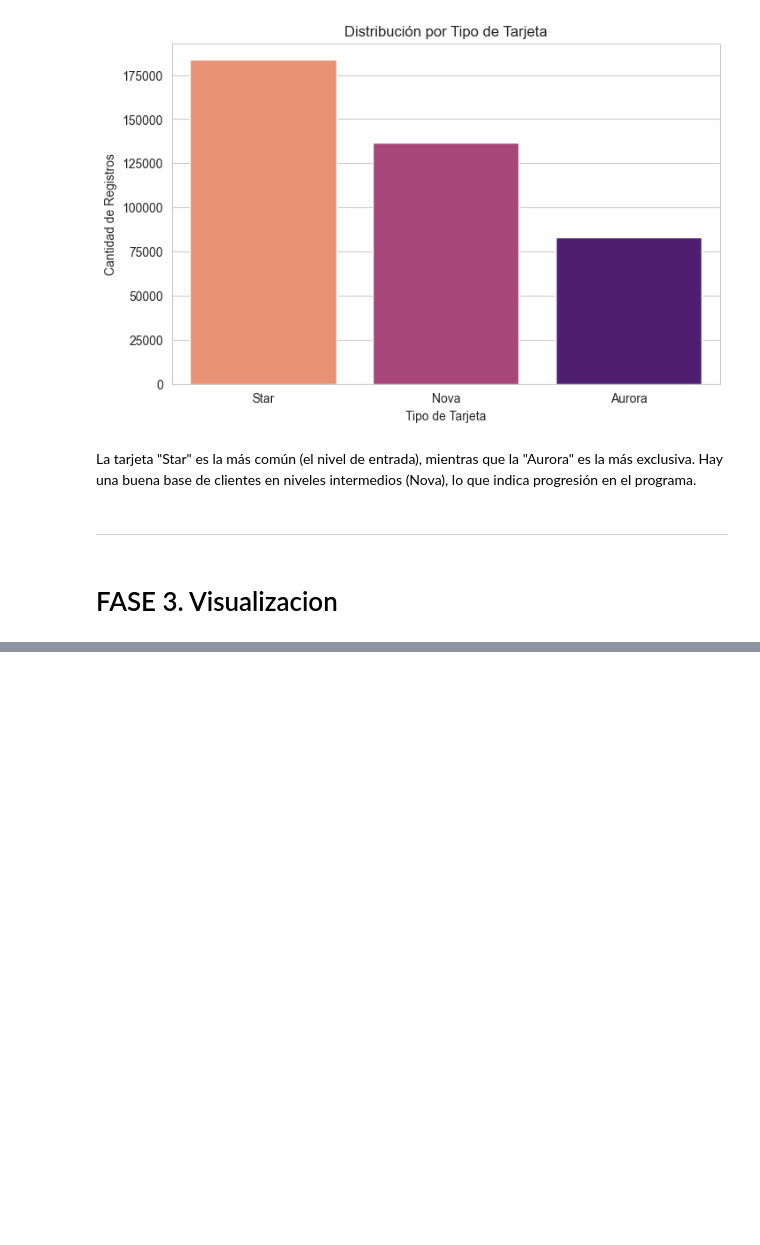
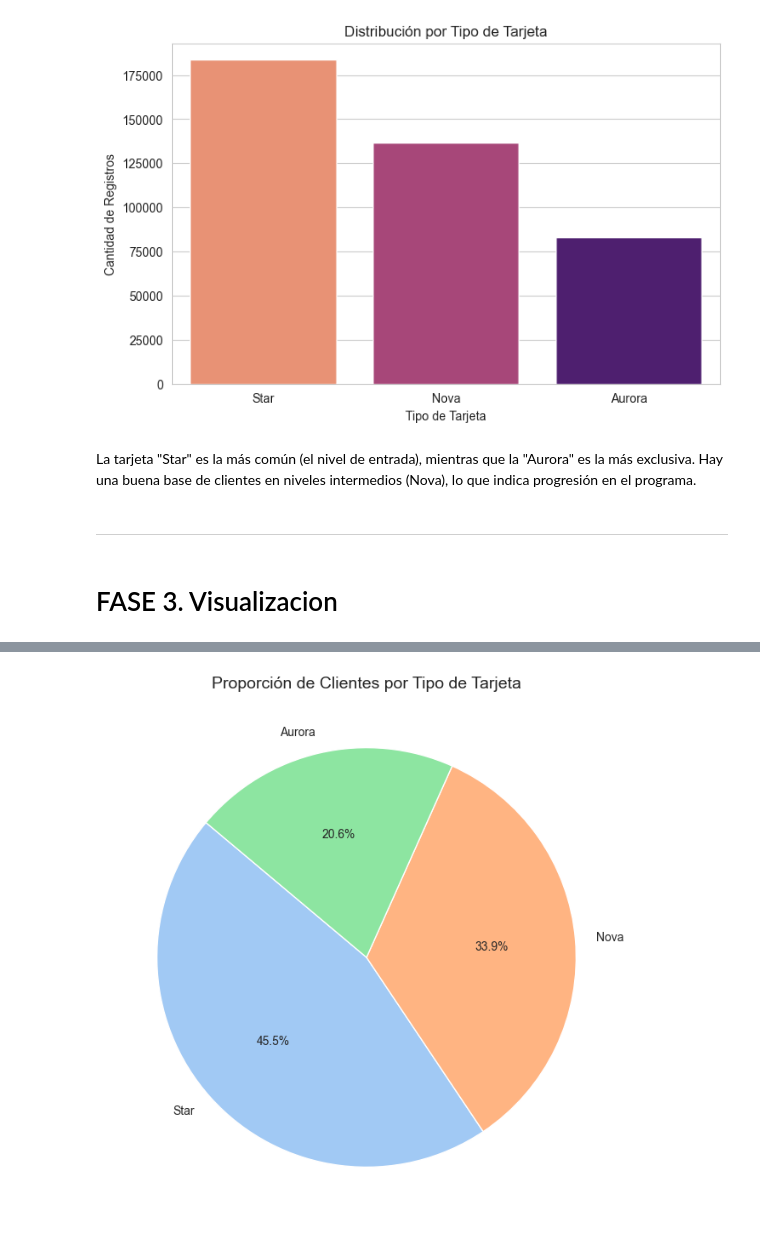
Before and after one commit to Adalab/bda-modulo-3-evaluacion-final-TamDb22, a Jupyter notebook: evaluacion3_Tamara.ipynb, the cells around one changed output, grey strips where cells are left out. Drawn from its saved outputs; the diff is of its cells as text; code cells hidden in the pictures; blank space fills up the shorter version.

```diff
--- a/evaluacion3_Tamara.ipynb
+++ b/evaluacion3_Tamara.ipynb
@@ -557,3 +549,8 @@ Analisis de vuelos por nivel educativo
 # %%
-# Preparación de datos
-df_edu = df_merged[['Flights Booked', 'Education']]
+plt.figure(figsize=(8, 8))
+data_pie = df_merged['loyalty_card'].value_counts()
+plt.pie(data_pie, labels=data_pie.index, autopct='%1.1f%%', colors=sns.color_palette('pastel'), startangle=140)
+plt.title('Proporción de Clientes por Tipo de Tarjeta', fontsize=14)
+plt.show()
+# %% [output]
+[figure, added]
```
Also changed, not shown: parts of 21 cells of this notebook.
